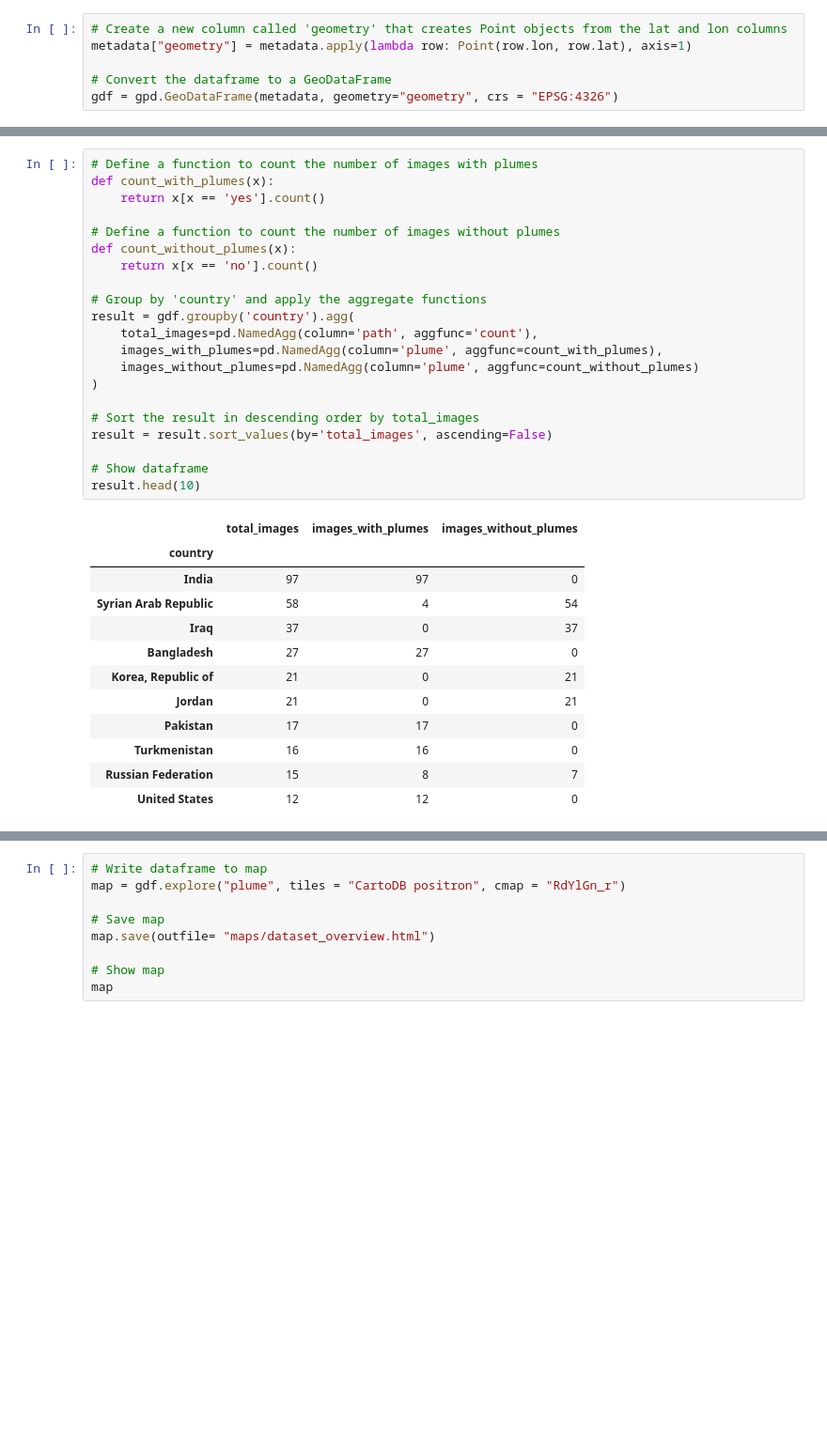
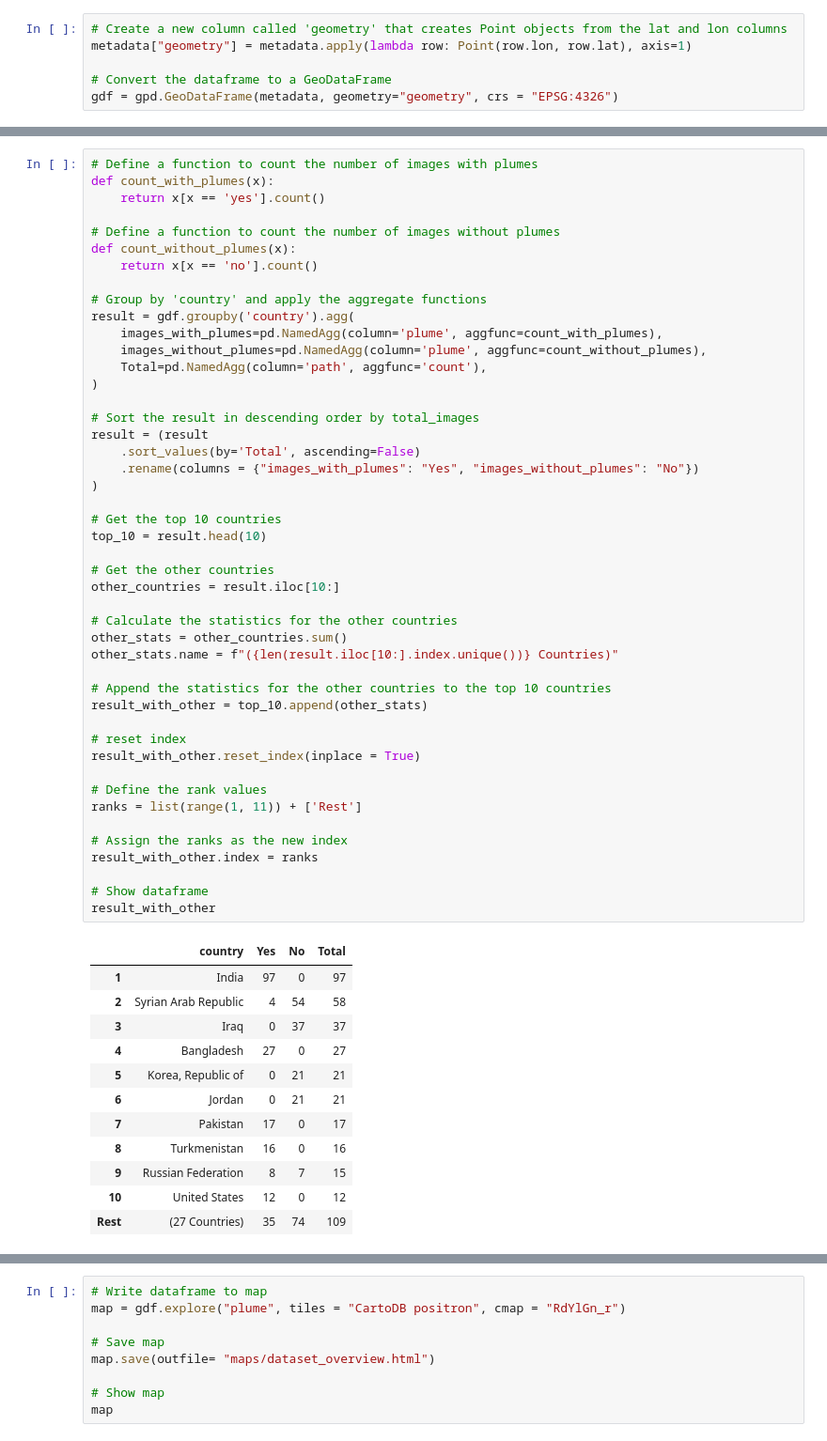
Before and after one commit to adel-R/QB-AI-for-Good, a Jupyter notebook: 0_Data Analysis.ipynb, the cells around one changed output, grey strips where cells are left out. Shown: that part at 94% size. Drawn from its saved outputs; the diff is of its cells as text; blank space fills up the shorter version.

```diff
--- a/0_Data Analysis.ipynb
+++ b/0_Data Analysis.ipynb
@@ -77,34 +98,59 @@ Loading formatted geocoded file...
 # %%
 # Define a function to count the number of images with plumes
 def count_with_plumes(x):
     return x[x == 'yes'].count()
 
 # Define a function to count the number of images without plumes
 def count_without_plumes(x):
     return x[x == 'no'].count()
 
 # Group by 'country' and apply the aggregate functions
 result = gdf.groupby('country').agg(
-    total_images=pd.NamedAgg(column='path', aggfunc='count'),
     images_with_plumes=pd.NamedAgg(column='plume', aggfunc=count_with_plumes),
-    images_without_plumes=pd.NamedAgg(column='plume', aggfunc=count_without_plumes)
+    images_without_plumes=pd.NamedAgg(column='plume', aggfunc=count_without_plumes),
+    Total=pd.NamedAgg(column='path', aggfunc='count'),
 )
 
 # Sort the result in descending order by total_images
-result = result.sort_values(by='total_images', ascending=False)
+result = (result
+    .sort_values(by='Total', ascending=False)
+    .rename(columns = {"images_with_plumes": "Yes", "images_without_plumes": "No"})
+)
+
+# Get the top 10 countries
+top_10 = result.head(10)
+
+# Get the other countries
+other_countries = result.iloc[10:]
+
+# Calculate the statistics for the other countries
+other_stats = other_countries.sum()
+other_stats.name = f"({len(result.iloc[10:].index.unique())} Countries)"
+
+# Append the statistics for the other countries to the top 10 countries
+result_with_other = top_10.append(other_stats)
+
+# reset index
+result_with_other.reset_index(inplace = True)
+
+# Define the rank values
+ranks = list(range(1, 11)) + ['Rest']
+
+# Assign the ranks as the new index
+result_with_other.index = ranks
 
 # Show dataframe
-result.head(10)
+result_with_other
 # %% [output]
-|  | total_images | images_with_plumes | images_without_plumes |
-| country |  |  |  |
-| India | 97 | 97 | 0 |
-| Syrian Arab Republic | 58 | 4 | 54 |
-| Iraq | 37 | 0 | 37 |
-| Bangladesh | 27 | 27 | 0 |
-| Korea, Republic of | 21 | 0 | 21 |
-| Jordan | 21 | 0 | 21 |
-| Pakistan | 17 | 17 | 0 |
-| Turkmenistan | 16 | 16 | 0 |
-| Russian Federation | 15 | 8 | 7 |
-| United States | 12 | 12 | 0 |
+|  | country | Yes | No | Total |
+| 1 | India | 97 | 0 | 97 |
+| 2 | Syrian Arab Republic | 4 | 54 | 58 |
+| 3 | Iraq | 0 | 37 | 37 |
+| 4 | Bangladesh | 27 | 0 | 27 |
+| 5 | Korea, Republic of | 0 | 21 | 21 |
+| 6 | Jordan | 0 | 21 | 21 |
+| 7 | Pakistan | 17 | 0 | 17 |
+| 8 | Turkmenistan | 16 | 0 | 16 |
+| 9 | Russian Federation | 8 | 7 | 15 |
+| 10 | United States | 12 | 0 | 12 |
+| Rest | (27 Countries) | 35 | 74 | 109 |
```
Also changed, not shown: parts of 5 cells of this notebook, 7 other files.
